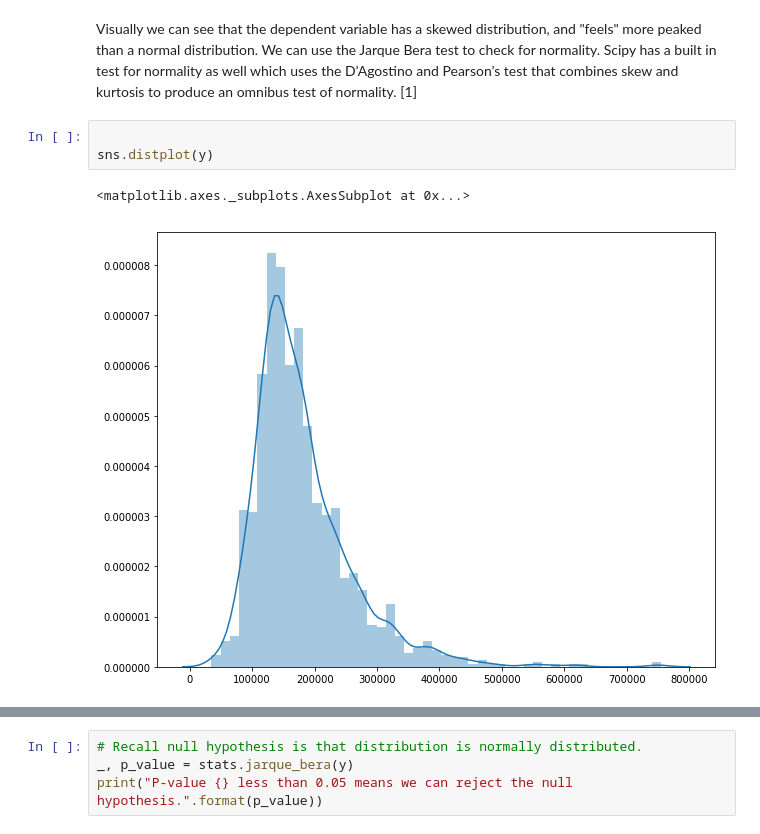
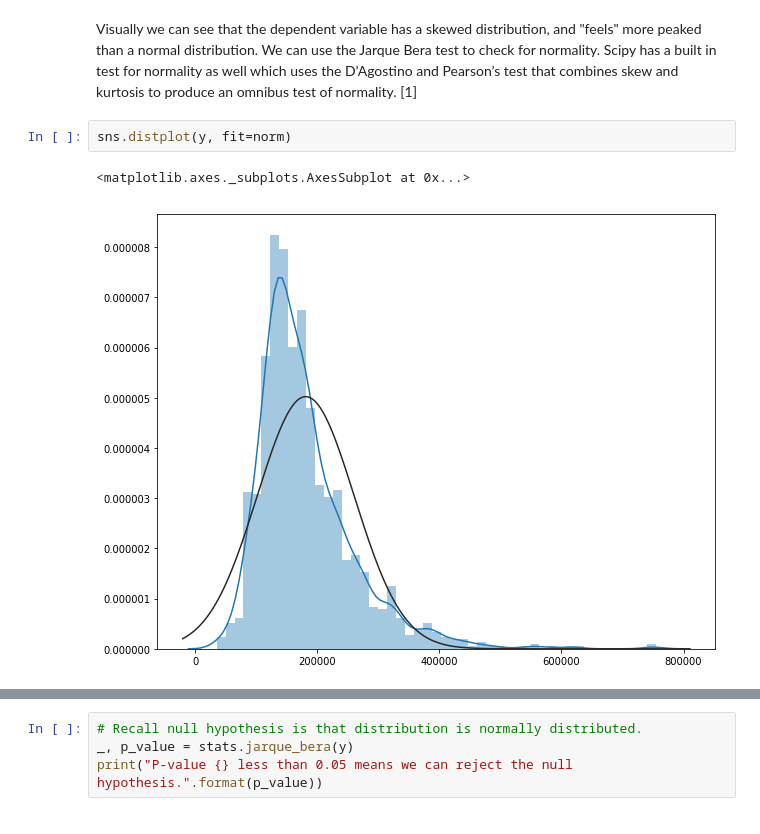
Before and after one commit to surfertas/machine_learning, a Jupyter notebook: kaggle/house_prices/2-1-house_price_data_exploration_dependent_variable.ipynb, the cells around one changed output, grey strips where cells are left out. Saved outputs shown, nothing was run; the diff lists cells and outputs as text.

```diff
--- a/kaggle/house_prices/2-1-house_price_data_exploration_dependent_variable.ipynb
+++ b/kaggle/house_prices/2-1-house_price_data_exploration_dependent_variable.ipynb
@@ -50,9 +53,8 @@ y.describe()
 | max | 755000.000000 |
 # %% [markdown]
 Visually we can see that the dependent variable has a skewed distribution, and "feels" more peaked than a normal distribution. We can use the Jarque Bera test to check for normality. Scipy has a built in test for normality as well which uses the D’Agostino and Pearson’s test that combines skew and kurtosis to produce an omnibus test of normality. [1]
-# %%
-
-sns.distplot(y)
-# %% [output]
-<matplotlib.axes._subplots.AxesSubplot at 0x...>
-[figure, removed]
+# %%
+sns.distplot(y, fit=norm)
+# %% [output]
+<matplotlib.axes._subplots.AxesSubplot at 0x...>
+[figure, added]
```
Also changed, not shown: parts of 5 cells of this notebook.
